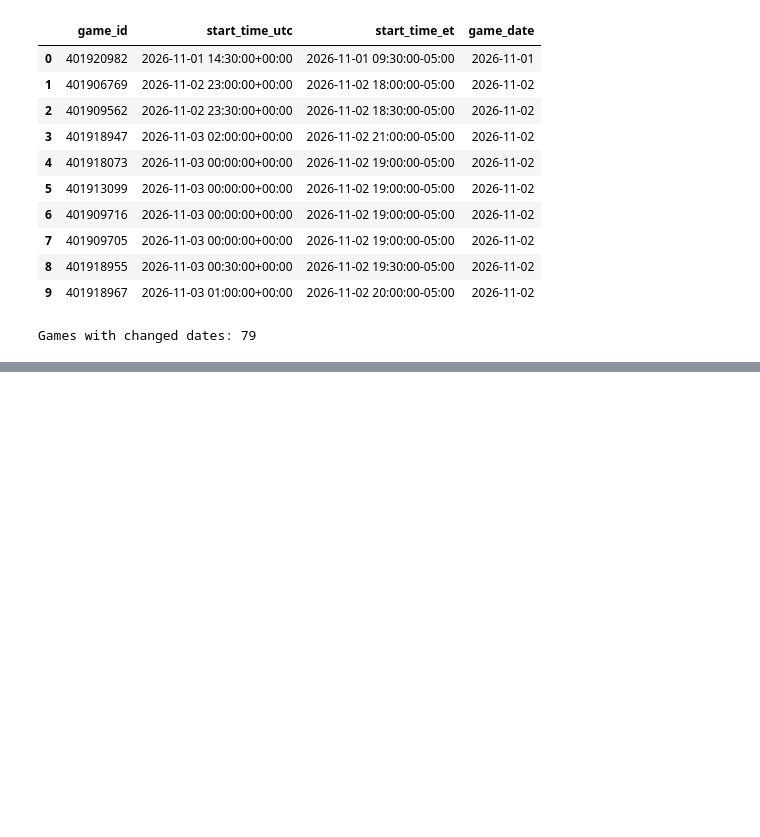
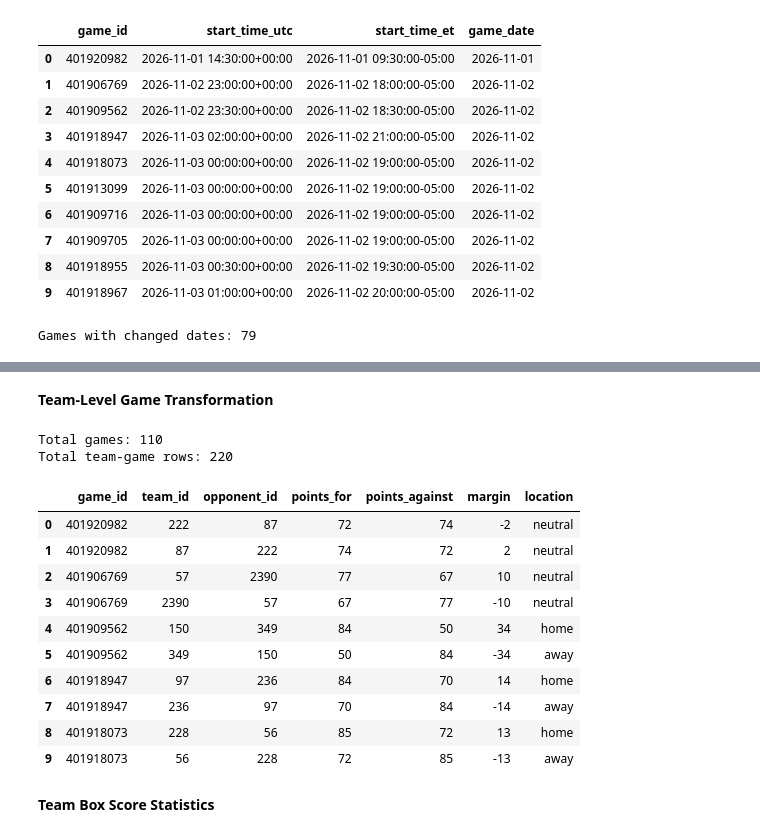
Before and after one commit to ekee7/acc_reality_check, a Jupyter notebook: ACC_Reality_Check.ipynb, the cells around one changed output, grey strips where cells are left out. Drawn from its saved outputs; the diff is of its cells as text; code cells hidden in the pictures; blank space fills up the shorter version.

```diff
--- a/ACC_Reality_Check.ipynb
+++ b/ACC_Reality_Check.ipynb
@@ -754,0 +808,57 @@ Games with changed dates: 79
+# %% [markdown]
+**Team-Level Game Transformation**
+# %%
+#create one row per team per game
+team_game_rows = []
+
+for index, game in df_games.iterrows():
+
+    #home team perspective
+    team_game_rows.append({
+        "game_id": game["game_id"],
+        "team_id": game["home_team_id"],
+        "opponent_id": game["away_team_id"],
+        "points_for": game["home_score"],
+        "points_against": game["away_score"],
+        "margin": game["home_score"] - game["away_score"],
+        "location": "neutral" if game["neutral_site"] else "home"
+    })
+
+    #away team perspective
+    team_game_rows.append({
+        "game_id": game["game_id"],
+        "team_id": game["away_team_id"],
+        "opponent_id": game["home_team_id"],
+        "points_for": game["away_score"],
+        "points_against": game["home_score"],
+        "margin": game["away_score"] - game["home_score"],
+        "location": "neutral" if game["neutral_site"] else "away"
+    })
+
+df_team_games = pd.DataFrame(team_game_rows)
+
+#validate that every game has two rows
+assert len(df_team_games) == 2 * len(df_games)
+
+assert (df_team_games.groupby("game_id").size() == 2).all()
+
+print("Total games:", len(df_games))
+print("Total team-game rows:", len(df_team_games))
+
+display(df_team_games.head(10))
+# %% [output]
+Total games: 110
+Total team-game rows: 220
+|  | game_id | team_id | opponent_id | points_for | points_against | margin | location |
+| 0 | 401920982 | 222 | 87 | 72 | 74 | -2 | neutral |
+| 1 | 401920982 | 87 | 222 | 74 | 72 | 2 | neutral |
+| 2 | 401906769 | 57 | 2390 | 77 | 67 | 10 | neutral |
+| 3 | 401906769 | 2390 | 57 | 67 | 77 | -10 | neutral |
+| 4 | 401909562 | 150 | 349 | 84 | 50 | 34 | home |
+| 5 | 401909562 | 349 | 150 | 50 | 84 | -34 | away |
+| 6 | 401918947 | 97 | 236 | 84 | 70 | 14 | home |
+| 7 | 401918947 | 236 | 97 | 70 | 84 | -14 | away |
+| 8 | 401918073 | 228 | 56 | 85 | 72 | 13 | home |
+| 9 | 401918073 | 56 | 228 | 72 | 85 | -13 | away |
+# %% [markdown]
+**Team Box Score Statistics**
```
Also changed, not shown: parts of 2 cells of this notebook.
